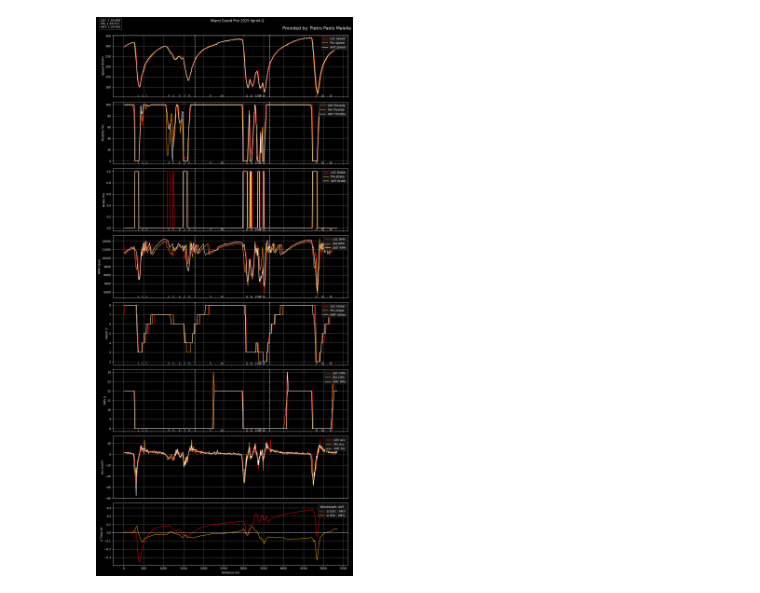
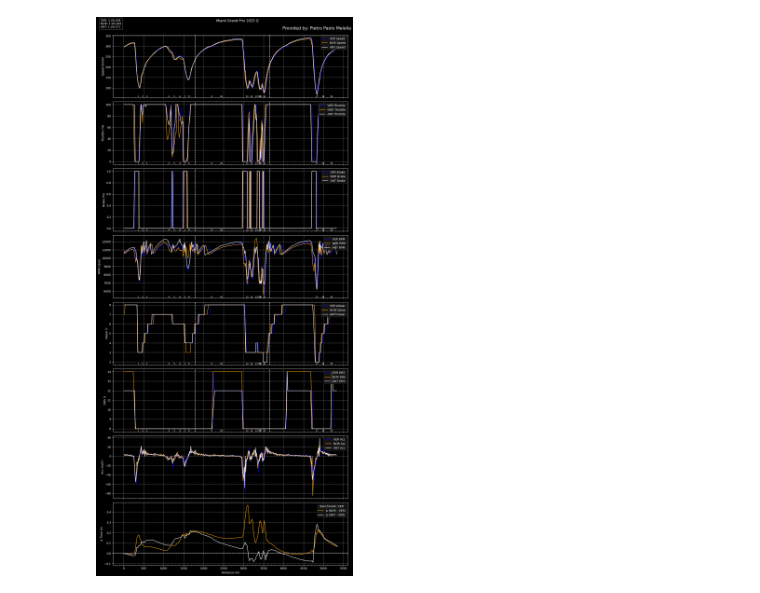
Before and after one commit to QuantumGhost98/F1, a Jupyter notebook: 2025/MIami/Miami_Q.ipynb, the cells around one changed output. Cells and saved outputs as stored; diff of their text form; code cells hidden in the pictures.

```diff
--- a/2025/MIami/Miami_Q.ipynb
+++ b/2025/MIami/Miami_Q.ipynb
@@ -16,7 +16,7 @@ fastf1.plotting.setup_mpl(misc_mpl_mods=False, color_scheme='fastf1' )
 
 
 # load a session and its telemetry data
-session = fastf1.get_session(2025, 'Miami Grand Prix', 'SQ')
+session = fastf1.get_session(2025, 'Miami Grand Prix', 'Q')
 session.load()
 # In this way i Can exclude the box laps
 laps = session.laps.pick_wo_box()
@@ -273,7 +273,7 @@ def compare_laps(drivers, channels=None, session_label="", driver_color_map=None
     corner_distances = circuit_info.corners['Distance'].values
 
     # Color palette
-    default_palette = ['red', 'orange', 'white']
+    default_palette = ['blue', 'orange', 'white']
     palette = []
     for i, d in enumerate(drivers):
         if driver_color_map and d in driver_color_map:
@@ -359,9 +359,9 @@ def compare_laps(drivers, channels=None, session_label="", driver_color_map=None
     plt.tight_layout(rect=[0, 0, 0.90, 0.97])
     plt.show()
 # %%
-compare_laps(['LEC', 'PIA','ANT'], session_label='Sprint Q')
+compare_laps(['VER', 'NOR','ANT'], session_label='Q')
 # %% [output]
-[figure, old version]
+[figure, new version]
 # %%
 class CornerAnalysis:
     """
```
Also changed, not shown: parts of 7 cells of this notebook, 1 other file.
